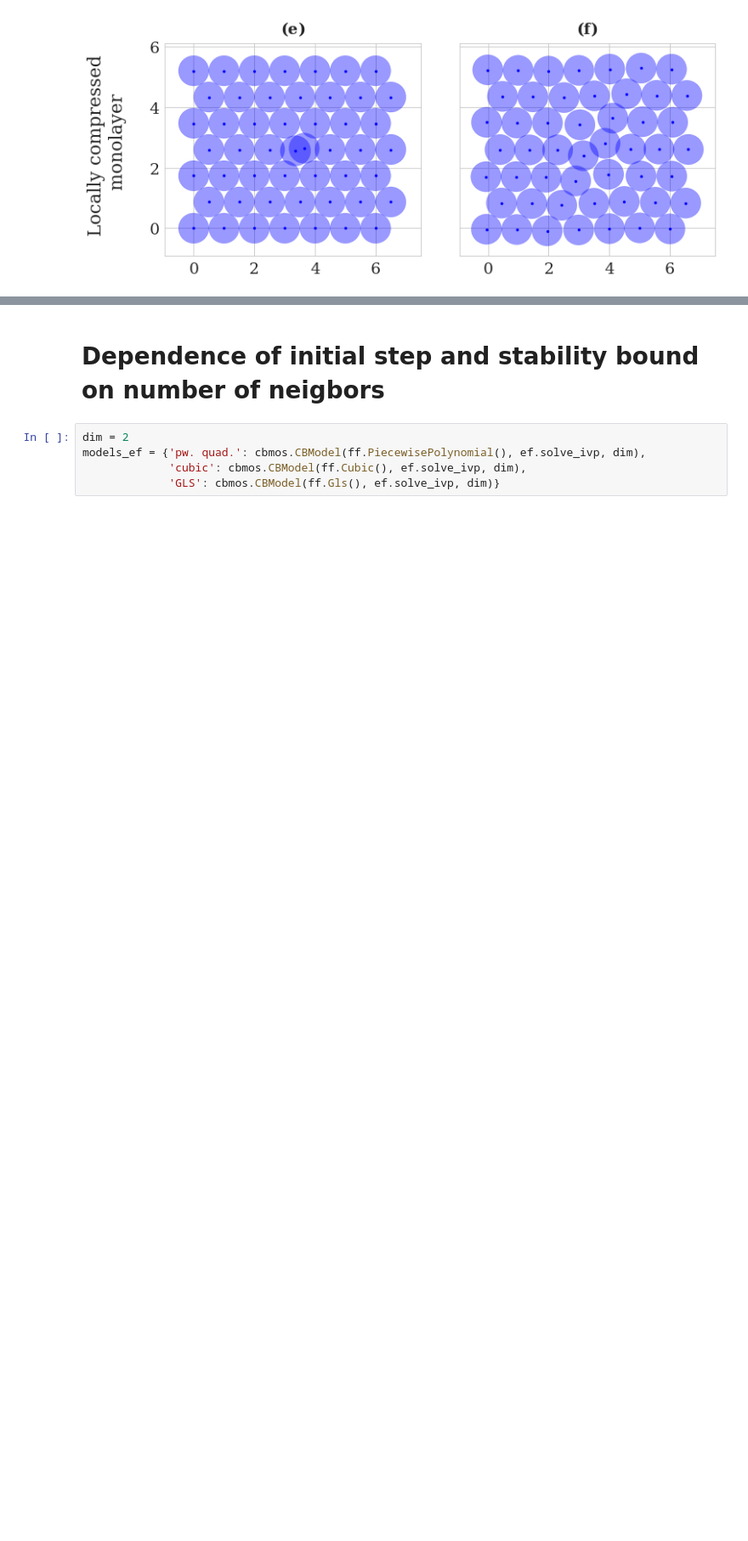
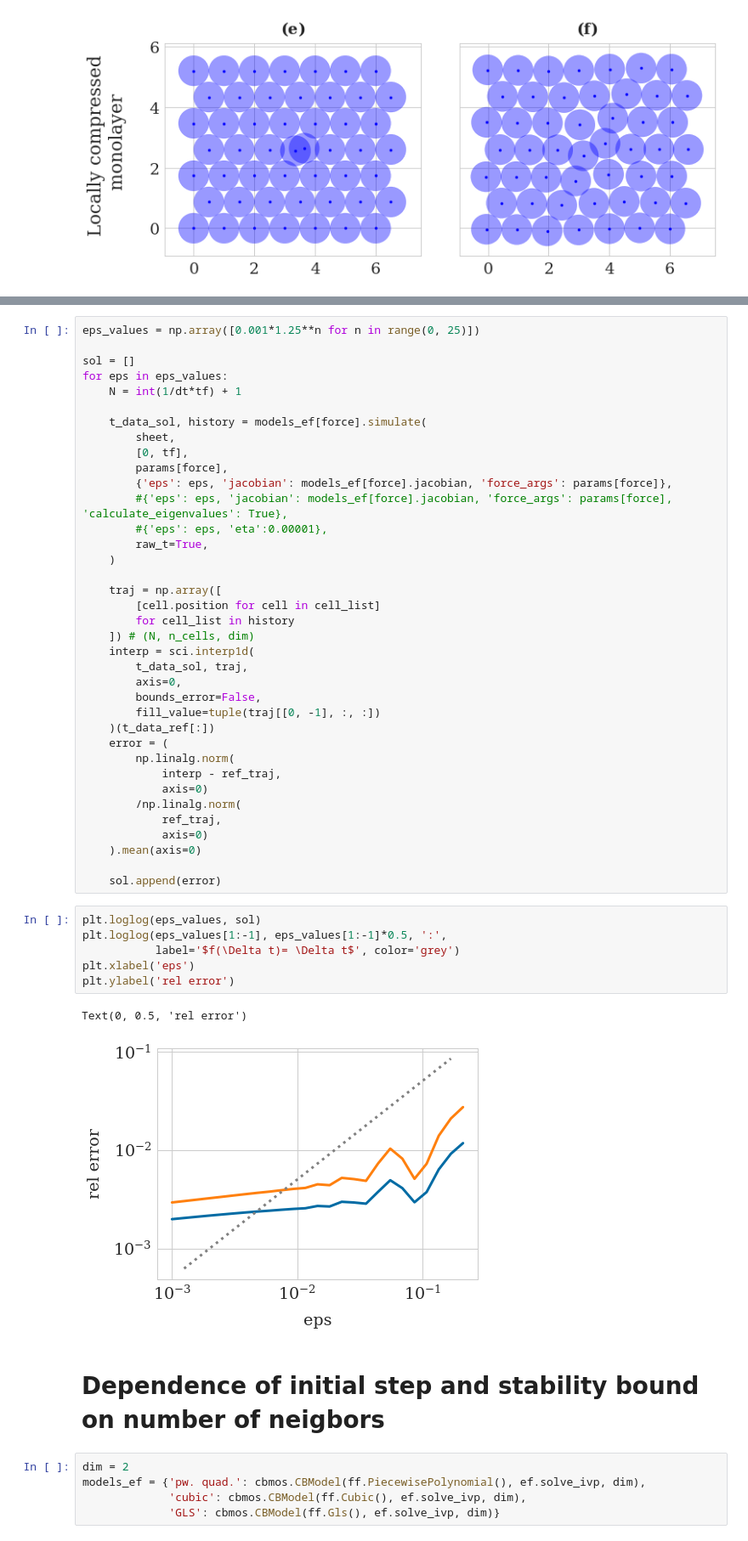
Before and after one commit to somathias/cbmos, a Jupyter notebook: exp-draft_global_adaptivity_locally_compressed_monolayer.ipynb, the cells around one changed output, grey strips where cells are left out. Shown at 85% size. Cells and saved outputs as stored; diff of their text form; blank space fills up the shorter version.

```diff
--- a/exp-draft_global_adaptivity_locally_compressed_monolayer.ipynb
+++ b/exp-draft_global_adaptivity_locally_compressed_monolayer.ipynb
@@ -275,3 +298,49 @@ plt.savefig('local_mono_plot.pdf', bbox_inches='tight')
+# %%
+eps_values = np.array([0.001*1.25**n for n in range(0, 25)])
+
+sol = []
+for eps in eps_values:
+    N = int(1/dt*tf) + 1
+
+    t_data_sol, history = models_ef[force].simulate(
+        sheet,
+        [0, tf],
+        params[force],
+        {'eps': eps, 'jacobian': models_ef[force].jacobian, 'force_args': params[force]},
+        #{'eps': eps, 'jacobian': models_ef[force].jacobian, 'force_args': params[force], 'calculate_eigenvalues': True},
+        #{'eps': eps, 'eta':0.00001},
+        raw_t=True,
+    )
+
+    traj = np.array([
+        [cell.position for cell in cell_list]
+        for cell_list in history
+    ]) # (N, n_cells, dim)
+    interp = sci.interp1d(
+        t_data_sol, traj,
+        axis=0,
+        bounds_error=False,
+        fill_value=tuple(traj[[0, -1], :, :])
+    )(t_data_ref[:])
+    error = (
+        np.linalg.norm(
+            interp - ref_traj,
+            axis=0)
+        /np.linalg.norm(
+            ref_traj,
+            axis=0)
+    ).mean(axis=0)
+
+    sol.append(error)
+# %%
+plt.loglog(eps_values, sol)
+plt.loglog(eps_values[1:-1], eps_values[1:-1]*0.5, ':',
+           label='$f(\Delta t)= \Delta t$', color='grey')
+plt.xlabel('eps')
+plt.ylabel('rel error')
+# %% [output]
+Text(0, 0.5, 'rel error')
+[figure, added]
 # %% [markdown]
 # Dependence of initial step and stability bound on number of neigbors
 # %%
```
Also changed, not shown: parts of 3 cells of this notebook, 1 other file.
